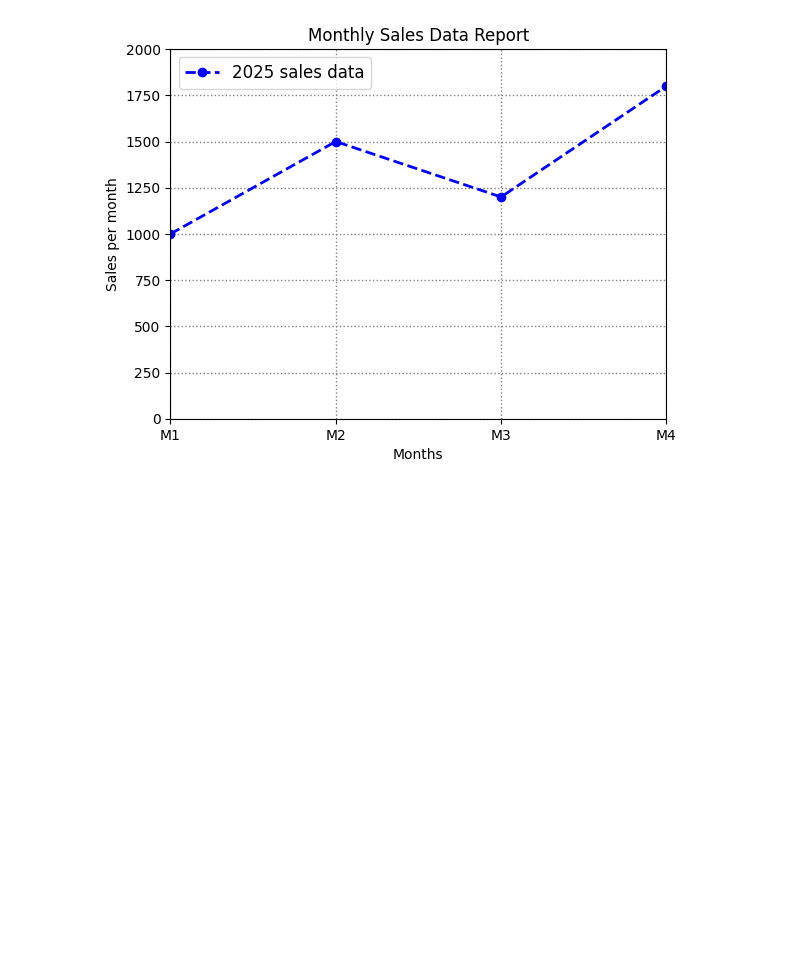
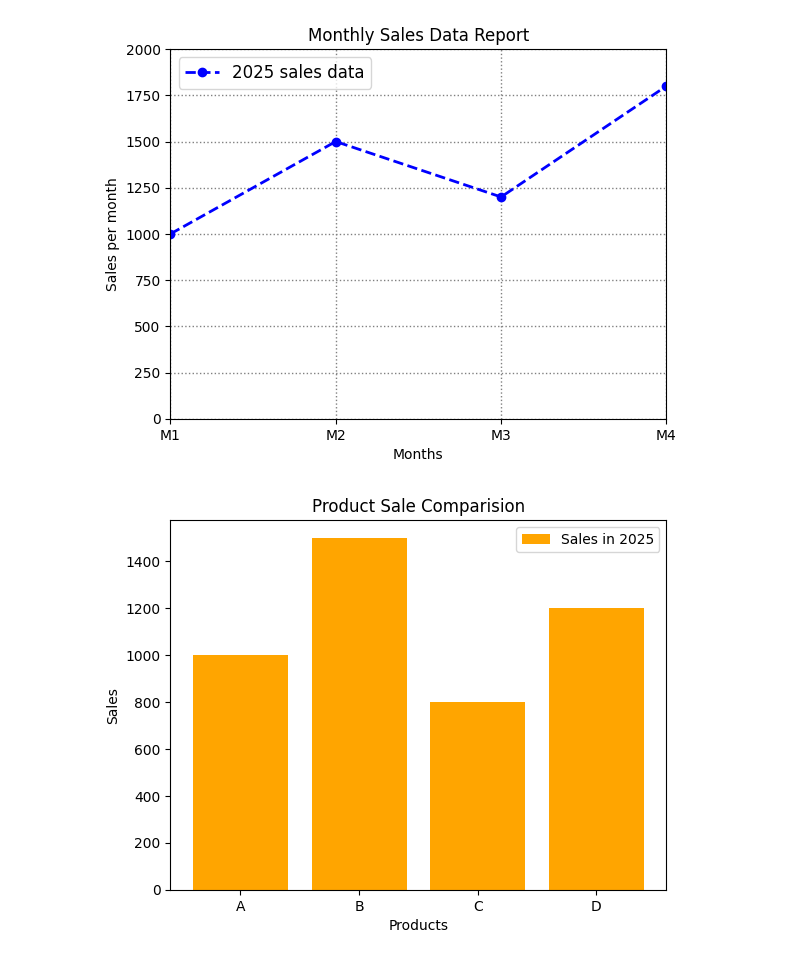
Before and after one commit to sangitgyawali/learning_matplotlib, a Jupyter notebook: plotfunctions.ipynb, the cells around one changed output. Cells and saved outputs as stored; diff of their text form; code cells hidden in the pictures; blank space fills up the shorter version.

Commit message:
Plotting Bar Graph

```diff
--- a/plotfunctions.ipynb
+++ b/plotfunctions.ipynb
@@ -16,3 +16,18 @@ plt.xticks([1, 2, 3, 4], ['M1', 'M2', 'M3', 'M4'])
 plt.show()
 # %% [output]
 [figure]
+# %%
+# Plotting Bar graph in matplotlib
+import matplotlib.pyplot as plt
+
+product = ['A', 'B', 'C', 'D']
+sales = [1000, 1500, 800, 1200]
+
+plt.bar(product, sales, color='orange', label='Sales in 2025')
+plt.xlabel('Products')
+plt.ylabel('Sales')
+plt.title('Product Sale Comparision')
+plt.legend()
+plt.show()
+# %% [output]
+[figure, added]
```
